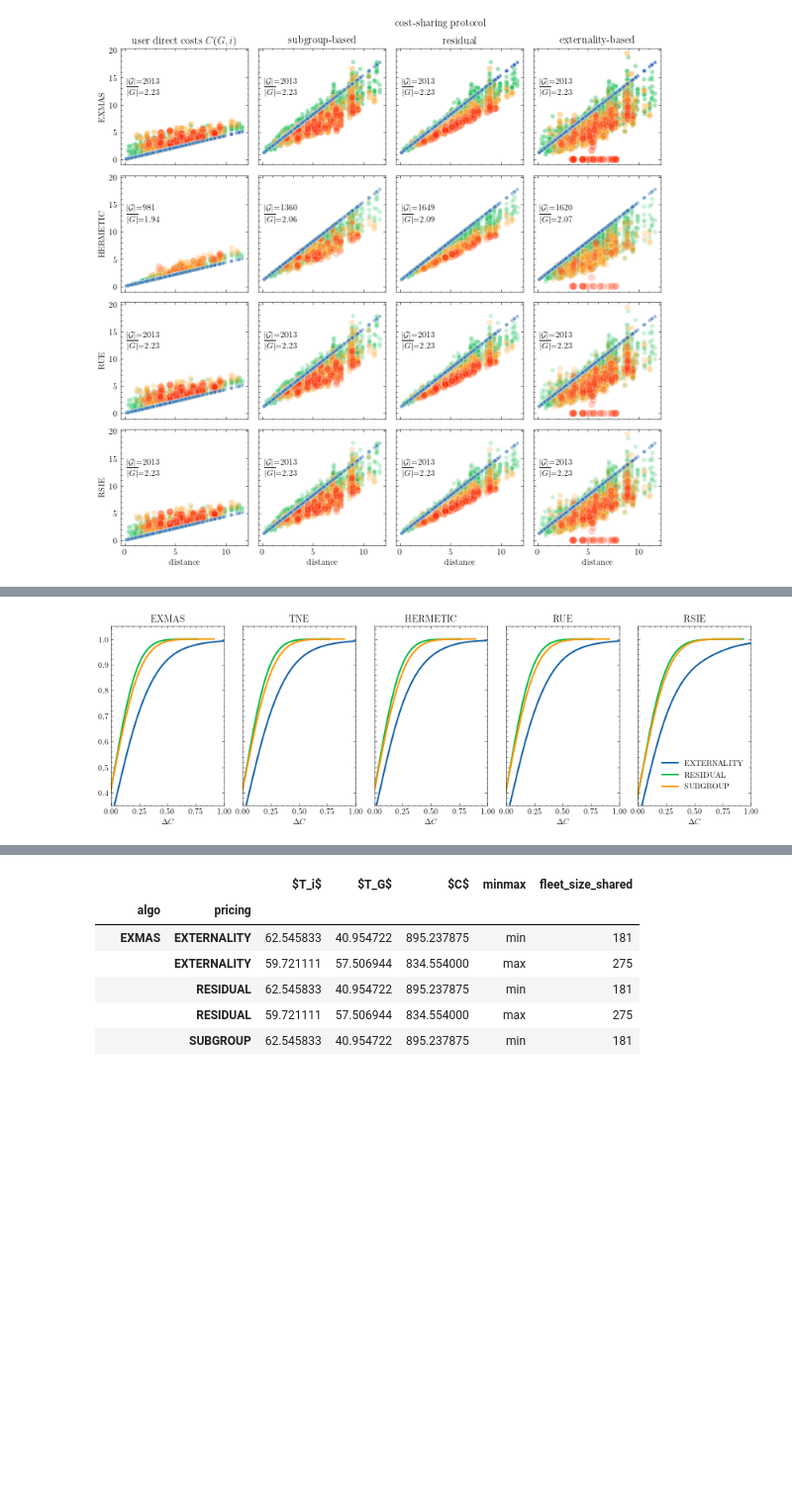
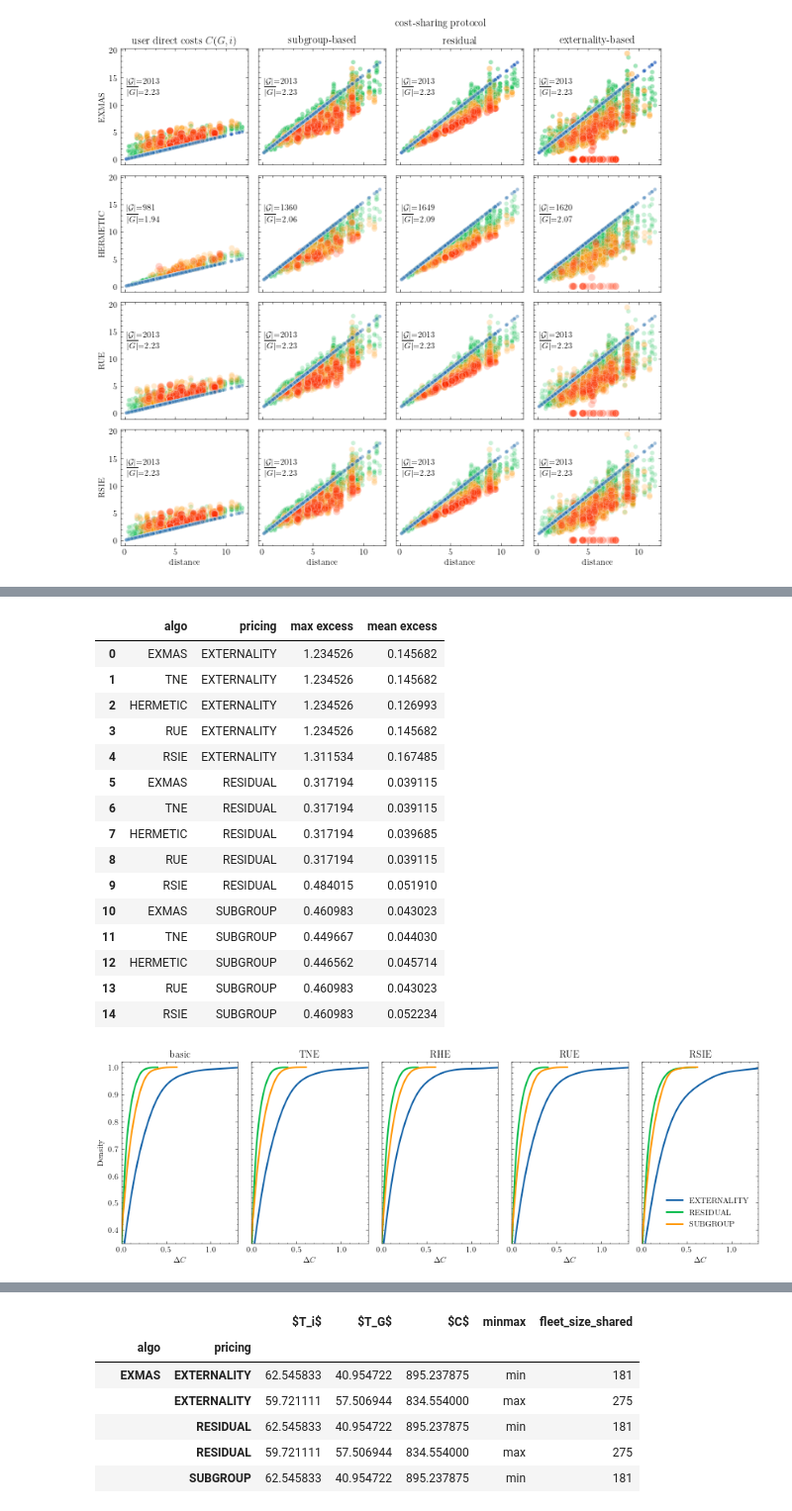
Before and after one commit to RafalKucharskiPK/ExMAS, a Jupyter notebook: ExMAS/spinoffs/game/01_results.ipynb, the cells around one changed output, grey strips where cells are left out. Shown at 99% size. Drawn from its saved outputs; the diff is of its cells as text; code cells hidden in the pictures; blank space fills up the shorter version.

```diff
--- a/ExMAS/spinoffs/game/01_results.ipynb
+++ b/ExMAS/spinoffs/game/01_results.ipynb
@@ -166,7 +165,7 @@ cols = ['user discomfort','SUBGROUP','RESIDUAL','EXTERNALITY']
 ALGOS = ['EXMAS']
 titles = ['user direct costs $C(G,i)$' ,'subgroup-based', 'residual' , 'externality-based']
 
-fig, axes = plt.subplots(2,4,figsize = (15,8), sharey=False, sharex = False)
+fig, axes = plt.subplots(2,4,figsize = (10,6), sharey=False, sharex = False)
 df['deg'] = df.degree.apply(lambda x: '4+' if x>3 else str(x))
 df['distance'] = df['dist']/1000
 df['size'] = 0.7*df['degree']**2
@@ -196,6 +195,8 @@ for i,col in enumerate(cols):
         single_scatter(col, df = df[df[pruning_column]==True], ax = axes[0][i], legend = False, text = False)
         #single_scatter(col, df = df[df[pruning_column]==True], ax = axes[1][i], legend = False, x = 'degree', text = False)
         sns.violinplot(x='degree',y=col, data = df[df[pruning_column]==True], ax = axes[1][i], alpha = 0.4, size = df[df[pruning_column]]['size'])
+        for violin, alpha in zip(axes[1][i].collections[::2], [0.4,0.4,0.4,0.4]):
+            violin.set_alpha(alpha)
         ax = axes[1][i].set_ylim((-1,20))
         ax = axes[0][i].set_ylim((-1,20))
 
@@ -208,6 +209,8 @@ for i,col in enumerate(cols):
             #axes[2*j][0].text(-0.4, -0.2, ALGO,rotation='vertical', transform=axes[2*j][0].transAxes, fontsize = 12)
 
         axes[0][i].set_title(titles[i])
+        axes[0][i].set_ylabel('')
+        axes[1][i].set_ylabel('')
     axes[0][0].set_ylabel('cost')
     axes[1][0].set_ylabel('cost')
 
@@ -225,28 +228,51 @@ plt.savefig('scatters.png')
 # %%
 PRICINGS = ['EXTERNALITY','RESIDUAL','SUBGROUP']
+ALGO_NAMES = ['basic', 'TNE', 'RHE', 'RUE', 'RSIE']
 fig, axes = plt.subplots(1,5, figsize = (12,4), sharex = True, sharey = True)
 j=-1
+ret = list()
 for i,PRICING in enumerate(PRICINGS):
 
     for j, ALGO in enumerate(['EXMAS', 'TNE', 'HERMETIC', 'RUE', 'RSIE']):
 
         col = "Experiment-{}_Pricing-{}_Objective-['total_group_cost']_Pruning-['{}']_minmax-min".format(EXPERIMENT_NAME, PRICING, ALGO)
         to_plot = rm[rm[col] == 1]
 
         to_plot['$\Delta C$']=(to_plot[PRICING]-to_plot['desired_{}'.format(PRICING)])/to_plot['desired_{}'.format(PRICING)]
         to_plot['$\Delta C$'] = to_plot['$\Delta C$'].replace(np.inf,np.nan).fillna(0)
-        sns.distplot(to_plot['$\Delta C$'],ax = axes[j], kde = True, hist = False, label = PRICING, rug_kws={"alpha":0.1, 'height':0.2, 'lw':2}, kde_kws={'bw':0.15, 'lw': 2, 'cumulative': True}, rug = False)
-        axes[j].set_xlim((0,1))
-        axes[j].set_title(ALGO)
+        ret.append([ALGO, PRICING, to_plot['$\Delta C$'].max(), to_plot['$\Delta C$'].mean()] )
+        sns.distplot(to_plot['$\Delta C$'],ax = axes[j], kde = True, hist = False,
+                     label = PRICING,
+                     rug_kws={"alpha":0.1, 'height':0.2, 'lw':2},
+                     kde_kws={'bw':0.5, 'lw': 2, 'cumulative': True}, rug = False)
+        axes[j].set_xlim((0,1.3))
+        axes[j].set_title(ALGO_NAMES[j])
         if j>0:
             axes[j].set_ylabel('')
-        axes[j].get_legend().remove()
-        axes[j].set_ylim((0.35,1.05))
+        #axes[j].get_legend().remove()
+        axes[j].set_ylim((0.35,1.02))
 axes[-1].legend(bbox_to_anchor=(0.15, 0.3))
 plt.tight_layout()
 plt.savefig('hist.png', dpi = 600)
+pd.DataFrame(ret,columns = ['algo','pricing','max excess', 'mean excess'])
 # %% [output]
+|  | algo | pricing | max excess | mean excess |
+| 0 | EXMAS | EXTERNALITY | 1.234526 | 0.145682 |
+| 1 | TNE | EXTERNALITY | 1.234526 | 0.145682 |
+| 2 | HERMETIC | EXTERNALITY | 1.234526 | 0.126993 |
+| 3 | RUE | EXTERNALITY | 1.234526 | 0.145682 |
+| 4 | RSIE | EXTERNALITY | 1.311534 | 0.167485 |
+| 5 | EXMAS | RESIDUAL | 0.317194 | 0.039115 |
+| 6 | TNE | RESIDUAL | 0.317194 | 0.039115 |
+| 7 | HERMETIC | RESIDUAL | 0.317194 | 0.039685 |
+| 8 | RUE | RESIDUAL | 0.317194 | 0.039115 |
+| 9 | RSIE | RESIDUAL | 0.484015 | 0.051910 |
+| 10 | EXMAS | SUBGROUP | 0.460983 | 0.043023 |
+| 11 | TNE | SUBGROUP | 0.449667 | 0.044030 |
+| 12 | HERMETIC | SUBGROUP | 0.446562 | 0.045714 |
+| 13 | RUE | SUBGROUP | 0.460983 | 0.043023 |
+| 14 | RSIE | SUBGROUP | 0.460983 | 0.052234 |
-[figure, old version]
+[figure, new version]
 # %%
 KPIs['pricing'] = KPIs.apply(lambda x: x.name.split("_")[2].split("-")[1],axis =1)
 KPIs['$T_i$'] = KPIs['PassHourTrav']/3600
```
Also changed, not shown: parts of 5 cells of this notebook, 4 other files.
